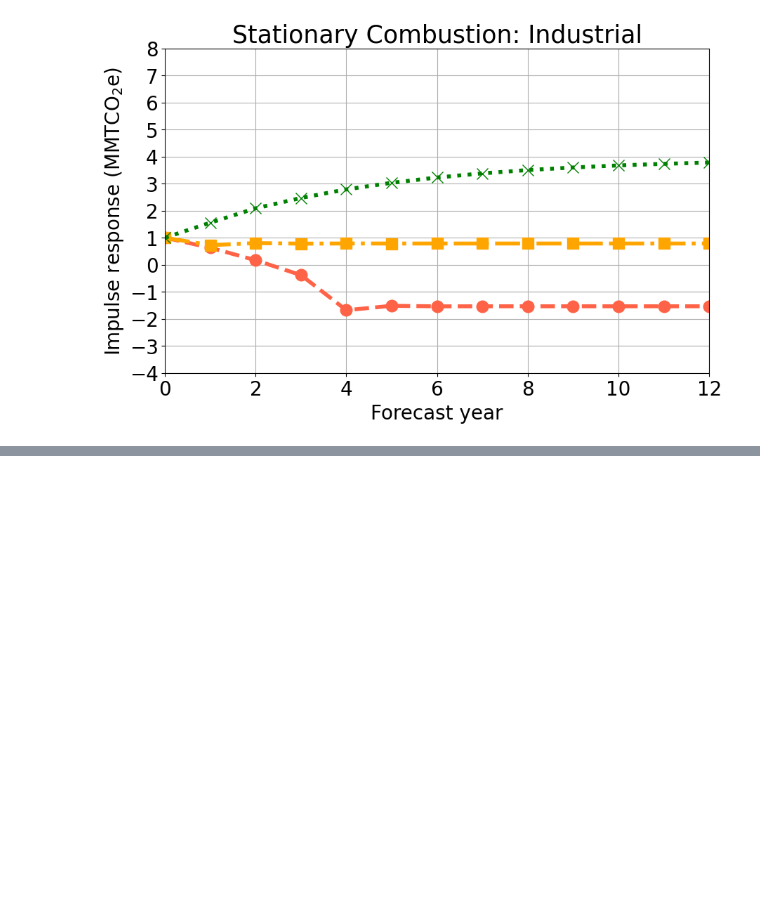
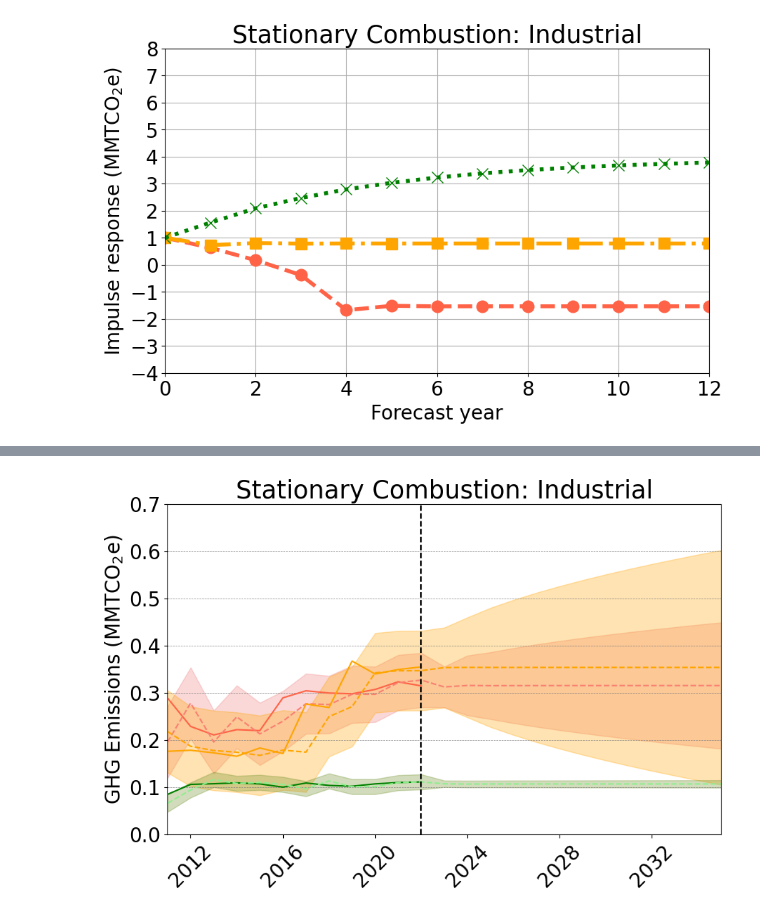
Before and after one commit to narslab/tracking-msa-ghg, a Jupyter notebook: bin/jupyter/emissions-projection/msa-industrial-forecast.ipynb, the cells around one changed output, grey strips where cells are left out. Cells and saved outputs as stored; diff of their text form; code cells hidden in the pictures; blank space fills up the shorter version.

```diff
--- a/bin/jupyter/emissions-projection/msa-industrial-forecast.ipynb
+++ b/bin/jupyter/emissions-projection/msa-industrial-forecast.ipynb
@@ -780,8 +780,8 @@ def arima_test_data_performance_metrics(train, test, order):
 
     return mae, rmse, mape
 
-HEM_train = df_train['Hartford emissions (MTCO2e)']
-HEM_test = df_test['Hartford emissions (MTCO2e)']
+HEM_train = df_train['Hartford emissions (MMTCO2e)']
+HEM_test = df_test['Hartford emissions (MMTCO2e)']
 mae, rmse, mape = arima_test_data_performance_metrics(HEM_train, HEM_test,(1,0,3))
 print(mae)
 print(rmse)
@@ -799,7 +820,7 @@ summary.summary()
 # %%
 summary.pvalues
 # %%
-NHM_train = df_train['New Haven emissions (MTCO2e)']
-NHM_test = df_test['New Haven emissions (MTCO2e)']
+NHM_train = df_train['New Haven emissions (MMTCO2e)']
+NHM_test = df_test['New Haven emissions (MMTCO2e)']
 mae, rmse, mape = arima_test_data_performance_metrics(NHM_train, NHM_test,(1,1,0))
 print(mae, rmse, mape)
@@ -948,35 +1002,37 @@ plt.fill_between(concatenated_confidence_interval_BSN.index, concatenated_confid
 # # Add the first legend manually to the plot
 # plt.gca().add_artist(color_legend)
 
 # # Legend for Patterns (Data Types)
 # solid_line = mlines.Line2D([], [], color='black', label='Observed')
 # dashed_line = mlines.Line2D([], [], color='black', linestyle='--', label='Fitted/Forecasted')
 # alpha_patch = mpatches.Patch(color='grey', alpha=0.3, label='Confidence Interval')
 # plt.legend(handles=[solid_line, dashed_line, alpha_patch], title="", fontsize=12, loc='upper left', bbox_to_anchor=(1, 0.6))
 
 # Title, labels, ticks, and other plot formatting as per your code
 plt.title('Stationary Combustion: Industrial', fontsize=25)
-plt.ylabel('GHG Emissions (MMTCO2e)', fontsize=20)
+plt.ylabel('GHG Emissions (MMTCO$_2$e)', fontsize=20)
 
 plt.xticks(fontsize=20, rotation=45)
 plt.yticks(fontsize=20)
 # plt.gca().xaxis.set_major_locator(plt.MaxNLocator(prune='both', nbins=20))
 # plt.gca().xaxis.set_major_formatter(mdates.DateFormatter('%Y'))
 
 # Add a vertical line at the x-axis for the year 2016
 plt.axvline(x=datetime.datetime(2022, 1, 1), color='black', linestyle='--', label='Year 2022 (X-axis)')
 
 # Hide the grid lines behind the line plot
 plt.grid(axis='y', linestyle='--', color='gray', linewidth=0.5, zorder=1)
 
 plt.xlim(datetime.datetime(2011, 1, 1), datetime.datetime(2035, 1, 1))
 
 
 max_y_value = 0.8
 plt.yticks(np.arange(0, max_y_value, 0.1))
 
 
-plt.savefig('../../../figures/industrial_forecast.png', dpi=600, bbox_inches='tight')
+plt.savefig('../../../figures/forecast/industrial_forecast.png', dpi=600, bbox_inches='tight')
+# %% [output]
+[figure, added]
 # %%
 concatenated_predicted_forecast_HEM.index = pd.to_datetime(concatenated_predicted_forecast_HEM.index)
 concatenated_observed_HEM.index = pd.to_datetime(concatenated_observed_HEM.index)
```
Also changed, not shown: parts of 8 cells of this notebook, 38 other files.
